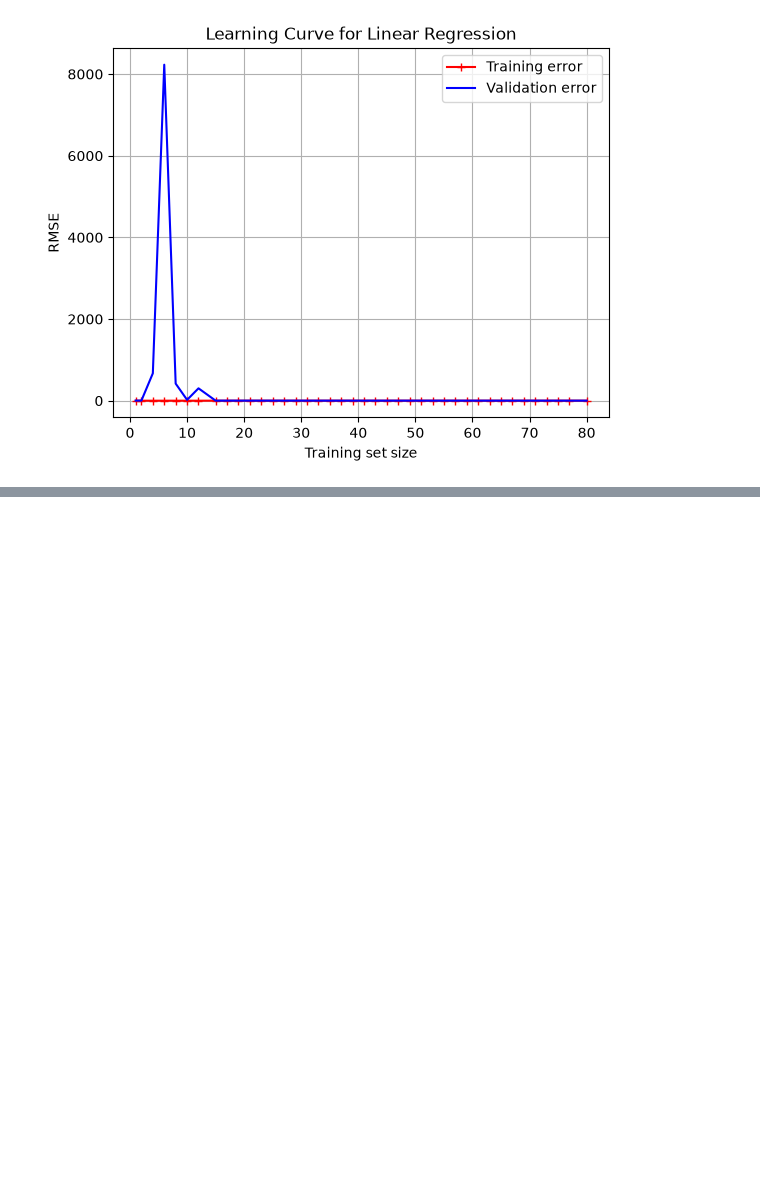
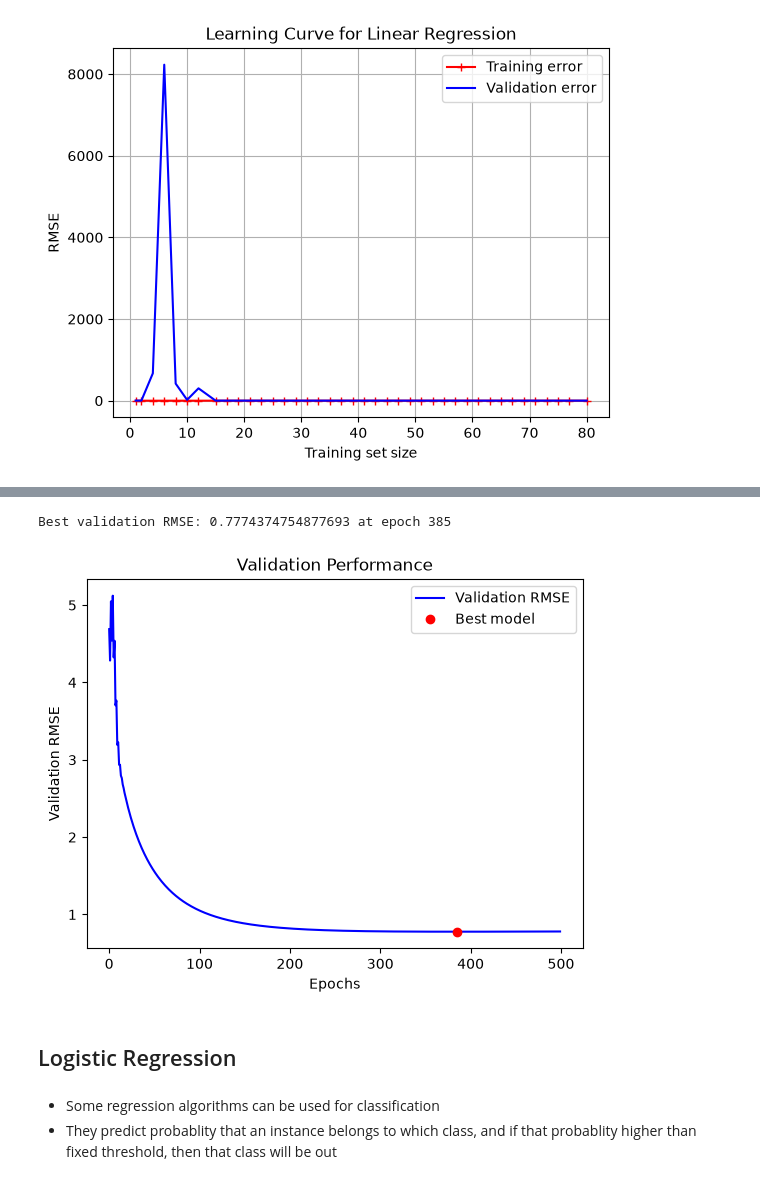
Before and after one commit to yusufjonc07/ML, a Jupyter notebook: experiments/TrainingModels.ipynb, the cells around one changed output, grey strips where cells are left out. Saved outputs shown, nothing was run; the diff lists cells and outputs as text; code cells hidden in the pictures; blank space fills up the shorter version.

```diff
--- a/experiments/TrainingModels.ipynb
+++ b/experiments/TrainingModels.ipynb
@@ -285,0 +376,47 @@ plt.show()
+# %%
+from copy import deepcopy
+from sklearn.metrics import root_mean_squared_error
+from sklearn.preprocessing import StandardScaler
+from sklearn.model_selection import train_test_split
+
+X_train, X_valid, y_train, y_valid = train_test_split(
+    X, y, test_size=0.2, random_state=42
+)   # split the quadratic dataset
+
+preprocessing = make_pipeline(PolynomialFeatures(degree=90, include_bias=False),
+                              StandardScaler())
+X_train_prep = preprocessing.fit_transform(X_train)
+X_valid_prep = preprocessing.transform(X_valid)
+sgd_reg = SGDRegressor(penalty=None, eta0=0.002, random_state=42)
+n_epochs = 500
+best_valid_rmse = float('inf')
+
+val_errors = []
+
+for epoch in range(n_epochs):
+    sgd_reg.partial_fit(X_train_prep, y_train.ravel())
+    y_valid_predict = sgd_reg.predict(X_valid_prep)
+    val_error = root_mean_squared_error(y_valid, y_valid_predict)
+    val_errors.append(val_error)
+    if val_error < best_valid_rmse:
+        best_valid_rmse = val_error
+        best_model = deepcopy(sgd_reg)
+
+print("Best validation RMSE:", best_valid_rmse, "at epoch", val_errors.index(best_valid_rmse))
+# %% [output]
+Best validation RMSE: 0.7774374754877693 at epoch 385
+# %%
+plt.plot(val_errors, "b-", label="Validation RMSE")
+plt.plot(val_errors.index(best_valid_rmse), best_valid_rmse, "ro", label="Best model")
+plt.xlabel("Epochs")
+plt.ylabel("Validation RMSE")
+plt.title("Validation Performance")
+plt.legend()
+plt.show()
+# %% [output]
+[figure, added]
+# %% [markdown]
+## Logistic Regression
+# %% [markdown]
+- Some regression algorithms can be used for classification
+- They predict probablity that an instance belongs to which class, and if that probablity higher than fixed threshold, then that class will be out
```
Also changed, not shown: parts of 26 cells of this notebook.
